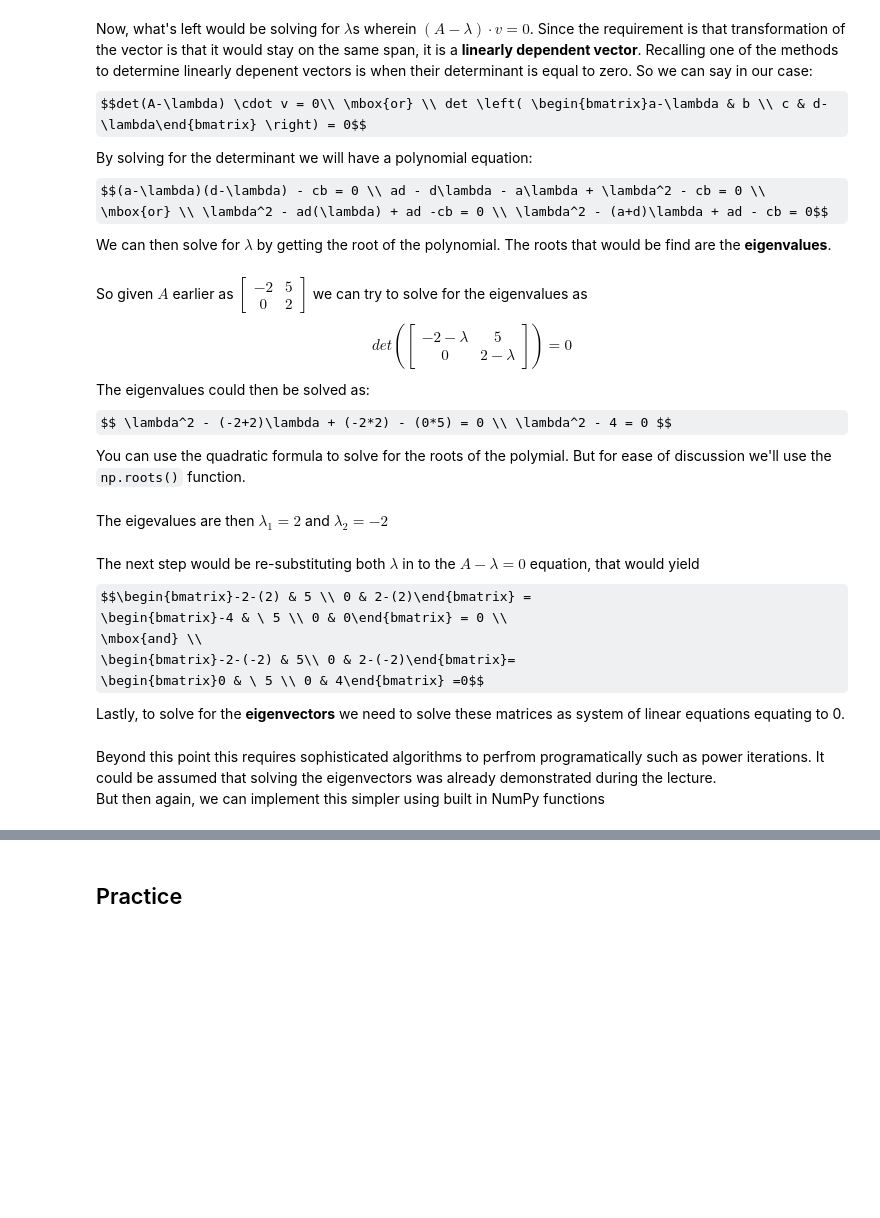
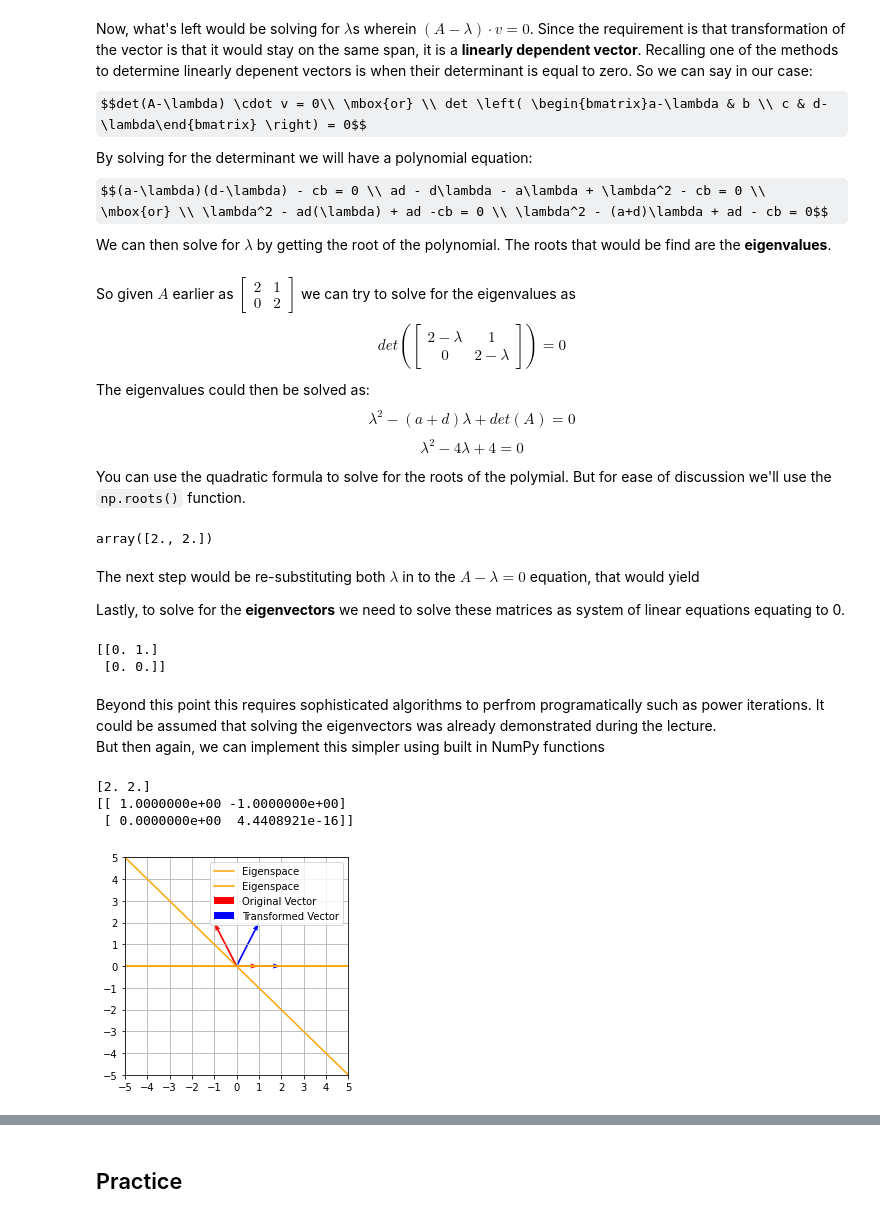
Before and after one commit to krissydolor/Linear-Algebra, a Jupyter notebook: Lab 13 - Eigen-things/LinAlg Lab 13.ipynb, the cells around one changed output, grey strips where cells are left out. Cells and saved outputs as stored; diff of their text form; code cells hidden in the pictures; some formulas as TeX source; blank space fills up the shorter version.

```diff
--- a/Lab 13 - Eigen-things/LinAlg Lab 13.ipynb
+++ b/Lab 13 - Eigen-things/LinAlg Lab 13.ipynb
@@ -84,37 +94,42 @@ By solving for the determinant we will have a polynomial equation:
 $$(a-\lambda)(d-\lambda) - cb = 0 \\ ad - d\lambda - a\lambda + \lambda^2 - cb = 0 \\ \mbox{or} \\ \lambda^2 - ad(\lambda) + ad -cb = 0 \\ \lambda^2 - (a+d)\lambda + ad - cb = 0$$
 We can then solve for $\lambda$ by getting the root of the polynomial. The roots that would be find are the <b>eigenvalues</b>.
 # %% [markdown]
-So given $A$ earlier as $\begin{bmatrix}-2 & 5 \\ 0 & 2\end{bmatrix}$ we can try to solve for the eigenvalues as
-$$det \left( \begin{bmatrix}-2-\lambda & 5 \\ 0 & 2-\lambda\end{bmatrix} \right) = 0$$
+So given $A$ earlier as $\begin{bmatrix}2 & 1 \\ 0 & 2\end{bmatrix}$ we can try to solve for the eigenvalues as
+$$det \left( \begin{bmatrix}2-\lambda & 1 \\ 0 & 2-\lambda\end{bmatrix} \right) = 0$$
 The eigenvalues could then be solved as:
-$$ \lambda^2 - (-2+2)\lambda + (-2*2) - (0*5) = 0 \\ \lambda^2 - 4 = 0 $$
+$$ \lambda^2 - (a+d)\lambda + det(A) = 0 $$
+$$ \lambda^2 - 4\lambda + 4 = 0 $$
 You can use the quadratic formula to solve for the roots of the polymial. But for ease of discussion we'll use the `np.roots()` function.
 # %%
-coeff = [1, 0, -4]
+coeff = [1,-4,4]
 eigvals = np.around(np.roots(coeff),3)
 eigvals
+# %% [output]
+array([2., 2.])
-# %% [markdown]
-The eigevalues are then $\lambda_1 = 2$ and $\lambda_2 = -2$
 # %% [markdown]
 The next step would be re-substituting both $\lambda$ in to the $A-\lambda = 0$ equation, that would yield
-$$\begin{bmatrix}-2-(2) & 5 \\ 0 & 2-(2)\end{bmatrix} =
-\begin{bmatrix}-4 & \ 5 \\ 0 & 0\end{bmatrix} = 0 \\
-\mbox{and} \\
-\begin{bmatrix}-2-(-2) & 5\\ 0 & 2-(-2)\end{bmatrix}=
-\begin{bmatrix}0 & \ 5 \\ 0 & 4\end{bmatrix} =0$$
+
 Lastly, to solve for the <b>eigenvectors</b> we need to solve these matrices as system of linear equations equating to 0.
 # %%
 eigm1 = A-(eigvals[0]*np.eye((2))).astype("int32")
 print(eigm1)
-eigm2 = A-(eigvals[1]*np.eye((2))).astype("int32")
-print(eigm2)
+# eigm2 = A-(eigvals[1]*np.eye((2))).astype("int32")
+# print(eigm2)
+# %% [output]
+[[0. 1.]
+ [0. 0.]]
 # %% [markdown]
 Beyond this point this requires sophisticated algorithms to perfrom programatically such as power iterations. It could be assumed that solving the eigenvectors was already demonstrated during the lecture. <br>
 But then again, we can implement this simpler using built in NumPy functions
 # %%
 eigval, eigvect = np.linalg.eig(A)
 print(eigval)
 print(eigvect)
-plot_quiv(A,eig=eigvect)
+plot_quiv(x,A,eig=eigvect)
+# %% [output]
+[2. 2.]
+[[ 1.0000000e+00 -1.0000000e+00]
+ [ 0.0000000e+00  4.4408921e-16]]
+[figure, added]
 # %%
 def plot_tr_eig(inp, trans, eig, q1=False):
```
Also changed, not shown: parts of 7 cells of this notebook.
